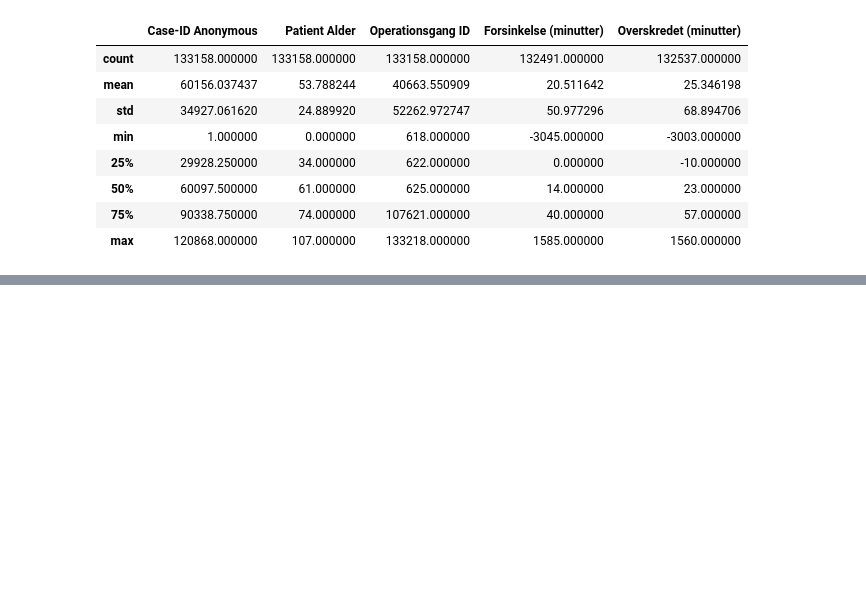
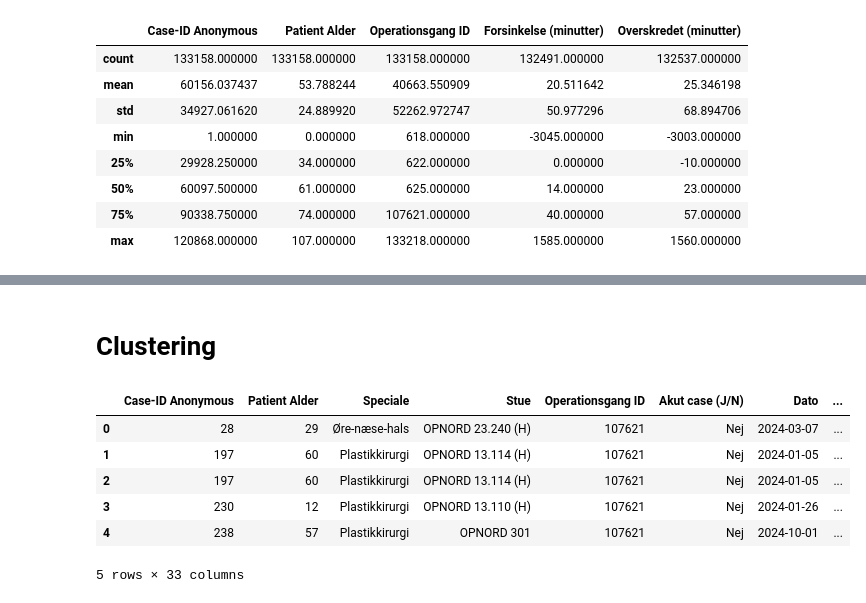
Before and after one commit to killermort9/AnalyticsToAction, a Jupyter notebook: Signe.ipynb, the cells around one changed output, grey strips where cells are left out. Drawn from its saved outputs; the diff is of its cells as text; code cells hidden in the pictures; blank space fills up the shorter version.

```diff
--- a/Signe.ipynb
+++ b/Signe.ipynb
@@ -26,0 +66,12 @@ df_complete_wo.describe()
+# %% [markdown]
+# Clustering
+# %%
+df_complete_wo.head()
+# %% [output]
+|  | Case-ID Anonymous | Patient Alder | Speciale | Stue | Operationsgang ID | Akut case (J/N) | Dato | ... |
+| 0 | 28 | 29 | Øre-næse-hals | OPNORD 23.240 (H) | 107621 | Nej | 2024-03-07 | ... |
+| 1 | 197 | 60 | Plastikkirurgi | OPNORD 13.114 (H) | 107621 | Nej | 2024-01-05 | ... |
+| 2 | 197 | 60 | Plastikkirurgi | OPNORD 13.114 (H) | 107621 | Nej | 2024-01-05 | ... |
+| 3 | 230 | 12 | Plastikkirurgi | OPNORD 13.110 (H) | 107621 | Nej | 2024-01-26 | ... |
+| 4 | 238 | 57 | Plastikkirurgi | OPNORD 301 | 107621 | Nej | 2024-10-01 | ... |
+5 rows × 33 columns
```
Also changed, not shown: parts of 2 cells of this notebook.
